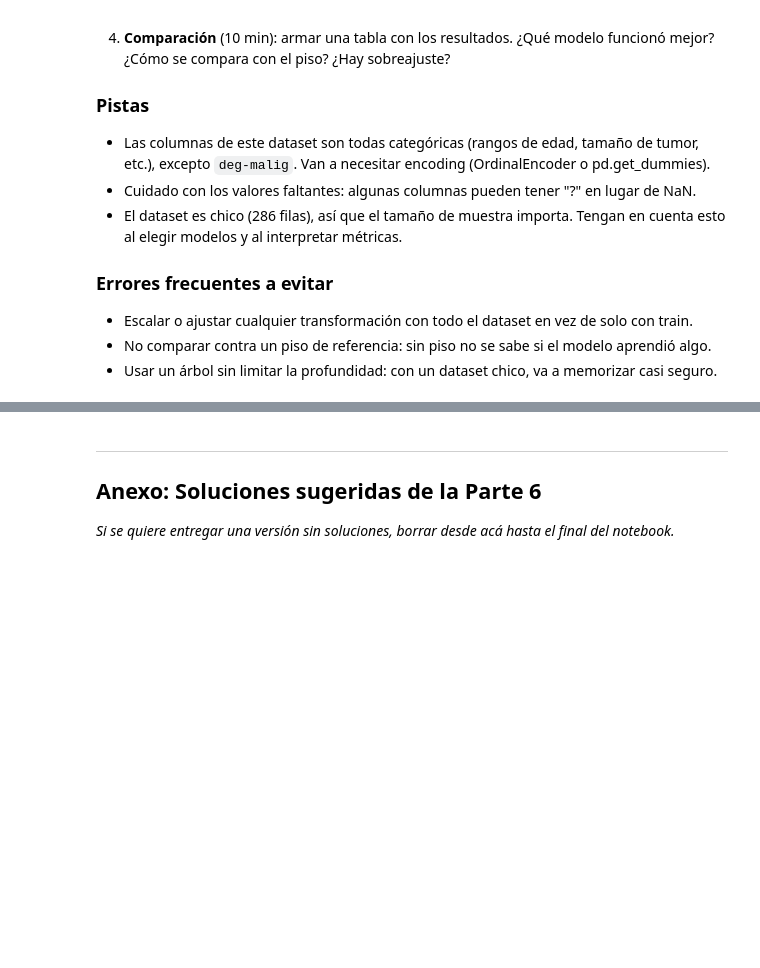
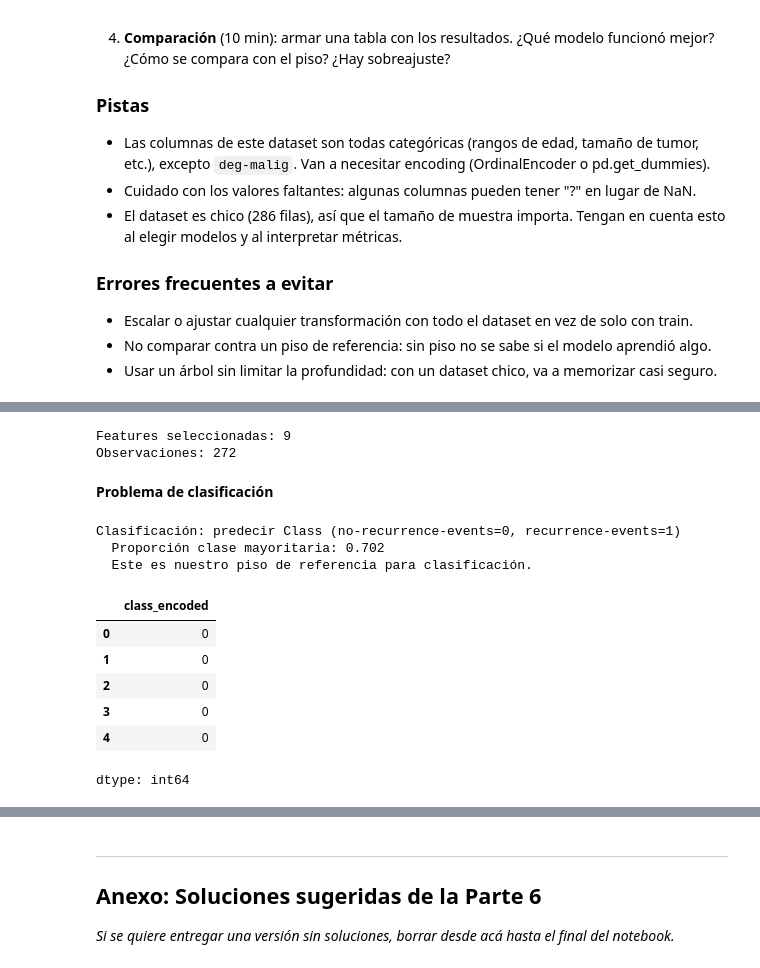
Before and after one commit to EmiiFernandez/actividades_data_sciente_ypf, a Jupyter notebook: notebook/C12_Notebook-16.ipynb, the cells around one changed output, grey strips where cells are left out. Cells and saved outputs as stored; diff of their text form; code cells hidden in the pictures; blank space fills up the shorter version.

```diff
--- a/notebook/C12_Notebook-16.ipynb
+++ b/notebook/C12_Notebook-16.ipynb
@@ -587,0 +706,8 @@ df_cancer.head()
+# %%
+df_cancer_limpio = df_cancer.copy()
+# %%
+#Encoder
+le_status = LabelEncoder()
+df_cancer_limpio['class_encoded'] = le_status.fit_transform(df_cancer_limpio['class'])
+print(f"\nClases de Class: {le_status.classes_}")
+print(f"Encoded: {le_status.transform(le_status.classes_)}")
@@ -587,0 +717,29 @@ df_cancer.head()
+# %%
+# Separación en entrenamiento y test
+objetivo = "class"
+
+# Columnas de texto (categóricas), sin la variable objetivo
+categoricas = [c for c in df_cancer_limpio.select_dtypes(include="object").columns if c != objetivo]
+
+categorias = []
+for col in categoricas:
+    valores = df_cancer_limpio[col].dropna().unique()
+    # ¿Todos los valores tienen forma "número-número"? -> es un rango
+    if pd.Series(valores).str.fullmatch(r"\d+-\d+").all():
+        valores = sorted(valores, key=lambda v: int(v.split("-")[0]))
+    else:
+        valores = sorted(valores)
+    categorias.append(list(valores))
+    print(f"{col}: {list(valores)}")   # para revisar el orden detectado
+
+enc = OrdinalEncoder(categories=categorias)
+df_cancer_limpio[categoricas] = enc.fit_transform(df_cancer_limpio[categoricas])
+
+# deg-malig (ya es numérica: 1, 2, 3 -> 0, 1, 2)
+enc_deg = OrdinalEncoder()
+df_cancer_limpio[["deg-malig"]] = enc_deg.fit_transform(df_cancer_limpio[["deg-malig"]])
+
+# Variable objetivo -> 0/1
+df_cancer_limpio[objetivo] = (df_cancer_limpio[objetivo] == "recurrence-events").astype(int)
+
+print(df_cancer_limpio.head())
@@ -587,0 +768,25 @@ df_cancer.head()
+# %%
+print(f"\nFeatures seleccionadas: {len(features_cancer)}")
+print(f"Observaciones: {len(X_cancer)}")
+# %% [output]
+Features seleccionadas: 9
+Observaciones: 272
+# %% [markdown]
+**Problema de clasificación**
+# %%
+y_cm = df_cancer_limpio['class_encoded']
+print(f"\nClasificación: predecir Class (no-recurrence-events=0, recurrence-events=1)")
+print(f"  Proporción clase mayoritaria: {y_cm.value_counts(normalize=True).max():.3f}")
+print(f"  Este es nuestro piso de referencia para clasificación.")
+df_cancer_limpio['class_encoded'].head()
+# %% [output]
+Clasificación: predecir Class (no-recurrence-events=0, recurrence-events=1)
+  Proporción clase mayoritaria: 0.702
+  Este es nuestro piso de referencia para clasificación.
+|  | class_encoded |
+| 0 | 0 |
+| 1 | 0 |
+| 2 | 0 |
+| 3 | 0 |
+| 4 | 0 |
+dtype: int64
```
Also changed, not shown: parts of 23 cells of this notebook.
